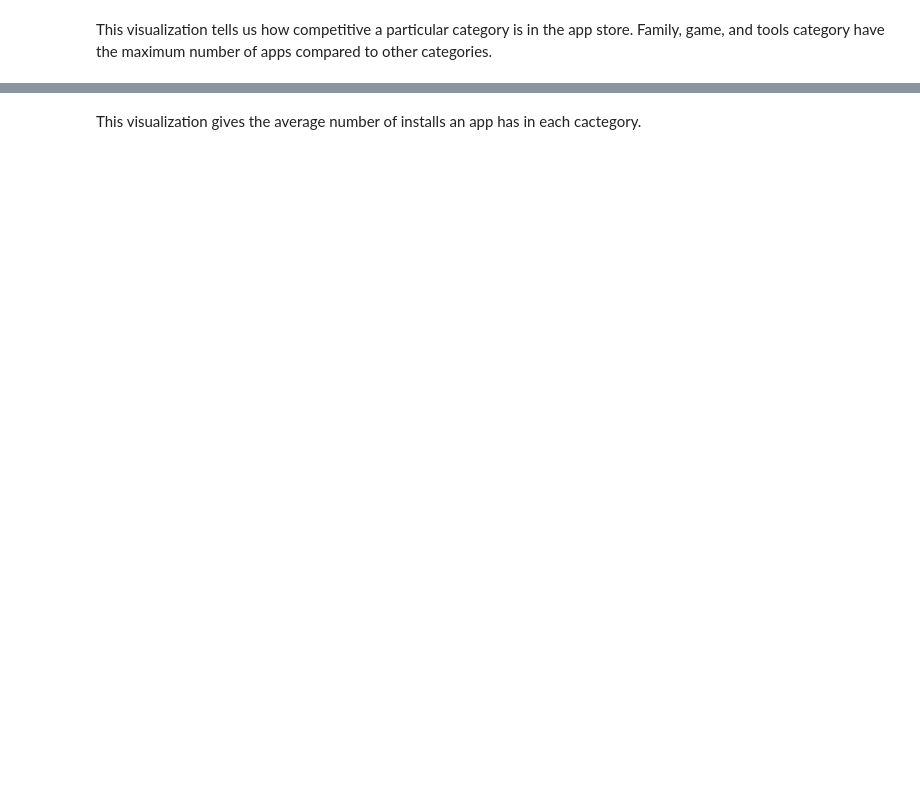
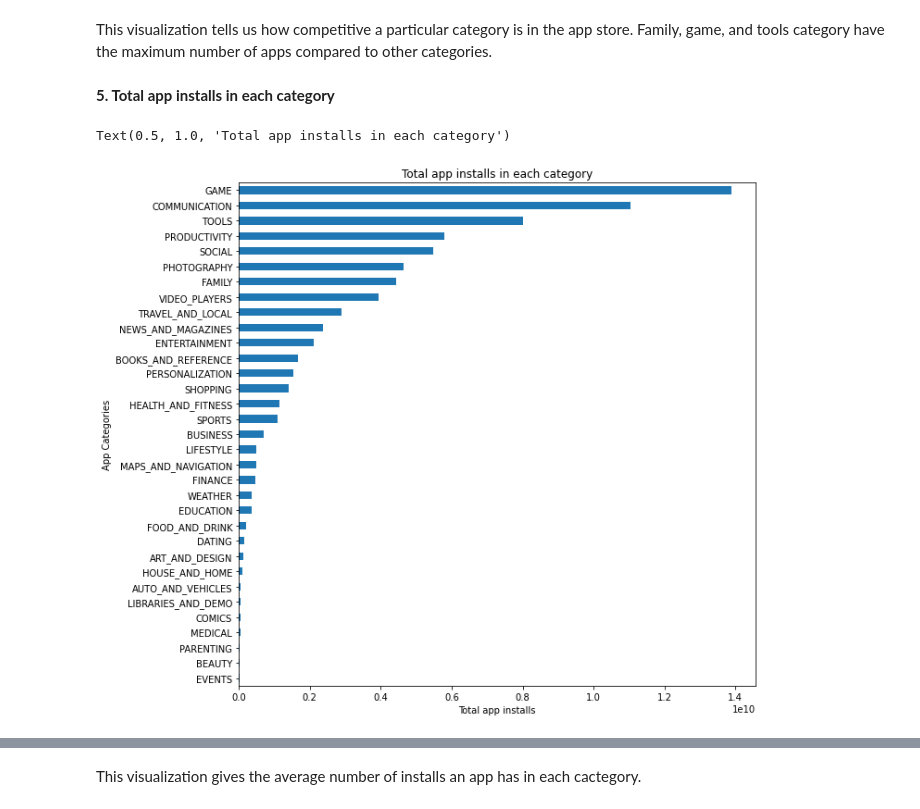
Before and after one commit to shaloy-lewis/EDA_on_play_store_app_reviews, a Jupyter notebook: EDA_on_Play_Store_App_Reviews_by_Shaloy_Lewis.ipynb, the cells around one changed output, grey strips where cells are left out. Drawn from its saved outputs; the diff is of its cells as text; code cells hidden in the pictures; blank space fills up the shorter version.

```diff
--- a/EDA_on_Play_Store_App_Reviews_by_Shaloy_Lewis.ipynb
+++ b/EDA_on_Play_Store_App_Reviews_by_Shaloy_Lewis.ipynb
@@ -1534,2 +1534,16 @@ plt.legend()
 # %% [markdown]
 This visualization tells us how competitive a particular category is in the app store. Family, game, and tools category have the maximum number of apps compared to other categories.
+# %% [markdown]
+**5. Total app installs in each category**
+# %%
+# total app installs in each category of the play store
+
+a = ps_df.groupby(['Category'])['Installs'].sum().sort_values()
+a.plot.barh(figsize=(10,10))
+plt.xlabel('Total app installs')
+plt.ylabel('App Categories')
+plt.xticks()
+plt.title('Total app installs in each category')
+# %% [output]
+Text(0.5, 1.0, 'Total app installs in each category')
+[figure, added]
```
Also changed, not shown: parts of 56 cells of this notebook.
